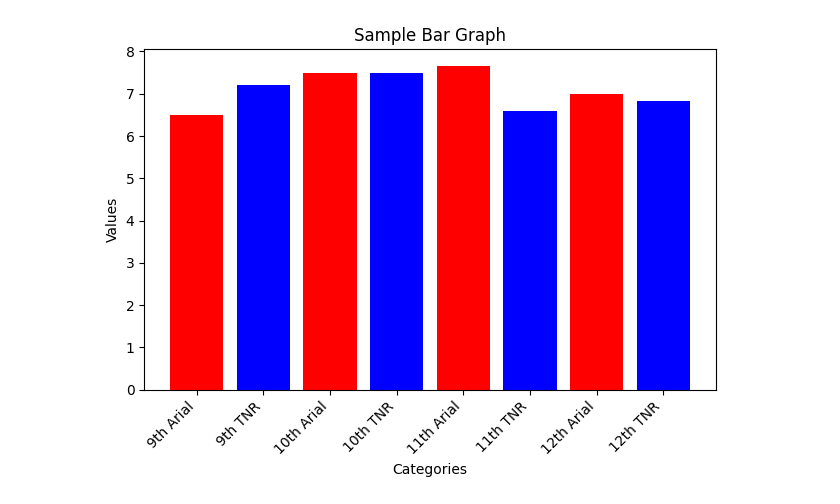
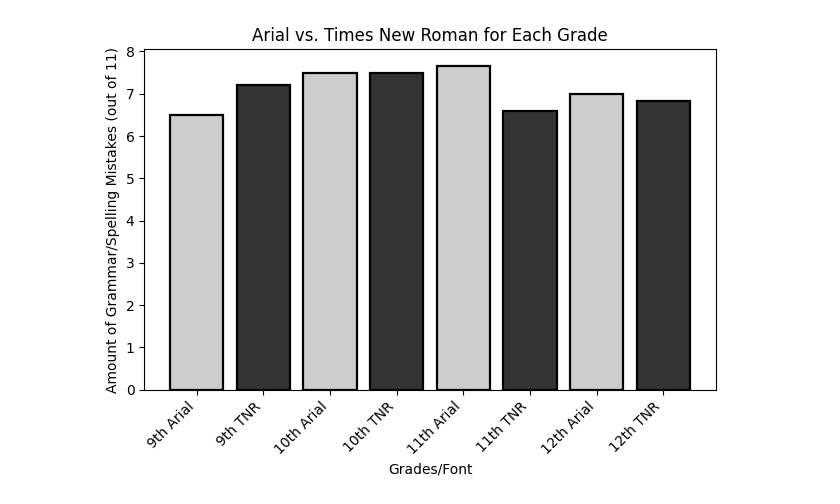
Before and after one commit to Thv1364/temporarything, a Jupyter notebook: stuff.ipynb, the cells around one changed output. Saved outputs shown, nothing was run; the diff lists cells and outputs as text; code cells hidden in the pictures.

```diff
--- a/stuff.ipynb
+++ b/stuff.ipynb
@@ -24,31 +1,31 @@ plt.savefig('figure1.png', dpi=3000)
 # %%
 import matplotlib.pyplot as plt
 import numpy as np
 
 # Sample data
 categories = ['9th Arial', '9th TNR', '10th Arial', '10th TNR', '11th Arial', '11th TNR', '12th Arial', '12th TNR']
 values = [6.5, 7.2, 7.5, 7.5, 7.6666666667, 6.6, 7, 6.83333333333]
 #bar_colors = ['tab:red', 'tab:blue','tab:red', 'tab:blue','tab:red', 'tab:blue','tab:red', 'tab:blue','tab:red', 'tab:blue']
-bar_colors=['red', 'blue']*((len(categories)//2))
+bar_colors=[(0.8,0.8,0.8), (0.2,0.2,0.2)]*((len(categories)//2))
 # bar_colors.append('magenta')
 # bar_colors.append('yellow')
 
 # Create the bar graph
-plt.bar(categories, values,color=bar_colors)
+plt.bar(categories, values,color=bar_colors,edgecolor='black', linewidth=1.6)
 #colors = ['skyblue', 'lightcoral'] * (len(categories) // 2)
 
 
 # Add labels and title
-plt.xlabel('Categories')
-plt.ylabel('Values')
-plt.title('Sample Bar Graph')
+plt.xlabel('Grades/Font')
+plt.ylabel('Amount of Grammar/Spelling Mistakes (out of 11)')
+plt.title('Arial vs. Times New Roman for Each Grade')
 plt.xticks(rotation=45, ha='right') # Rotate labels by 45 degrees and align to the right
 plt.tight_layout()
 # Display the plot
 plt.savefig('figure2.png', dpi=3000)
 plt.show()
 # %% [output]
-[figure, old version]
+[figure, new version]
 # %%
 import matplotlib.pyplot as plt
 import numpy as np
```
Also changed, not shown: parts of 2 cells of this notebook, 2 other files.
